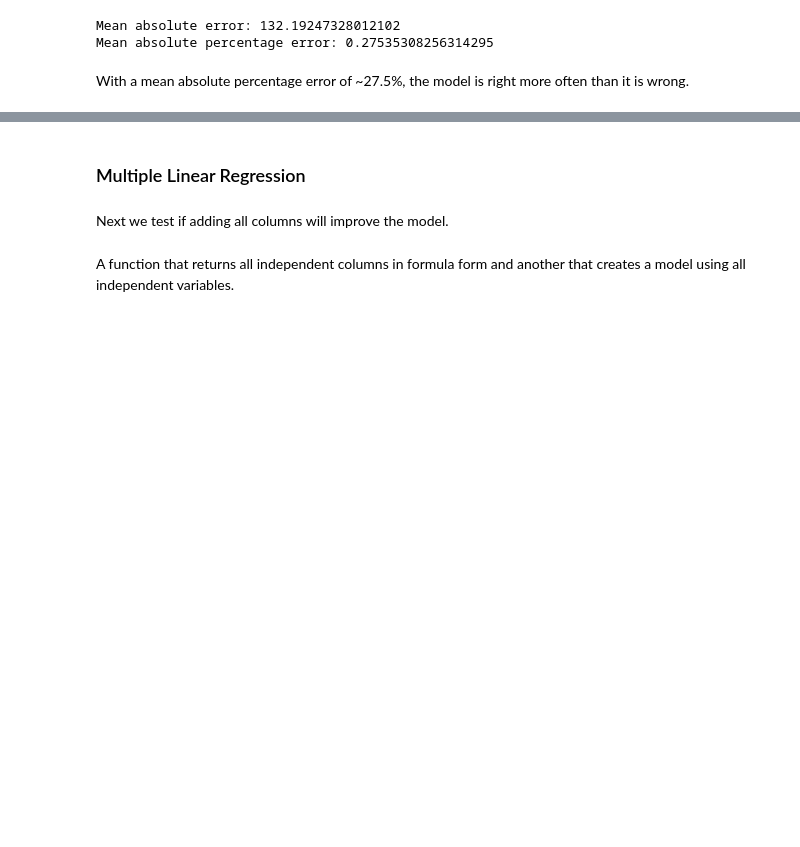
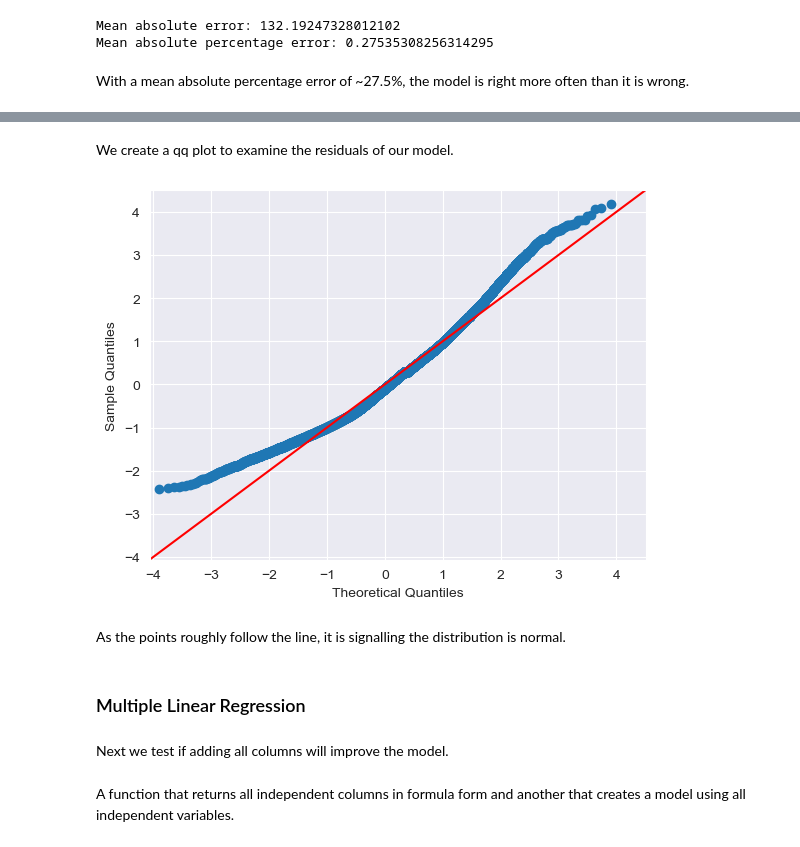
Before and after one commit to bizzfuzz/dsc-phase-2, a Jupyter notebook: student.ipynb, the cells around one changed output, grey strips where cells are left out. Saved outputs shown, nothing was run; the diff lists cells and outputs as text; code cells hidden in the pictures; blank space fills up the shorter version.

```diff
--- a/student.ipynb
+++ b/student.ipynb
@@ -673,3 +690,14 @@ With a mean absolute percentage error of ~27.5%, the model is right more often t
+# %% [markdown]
+We create a qq plot to examine the residuals of our model.
+# %%
+from scipy import stats
+
+sm.graphics.qqplot(model.resid, dist=stats.norm, line='45', fit=True)
+plt.show()
+# %% [output]
+[figure, added]
+# %% [markdown]
+As the points roughly follow the line, it is signalling the distribution is normal.
 # %% [markdown]
 ### Multiple Linear Regression
 # %% [markdown]
```
Also changed, not shown: parts of 3 cells of this notebook.
